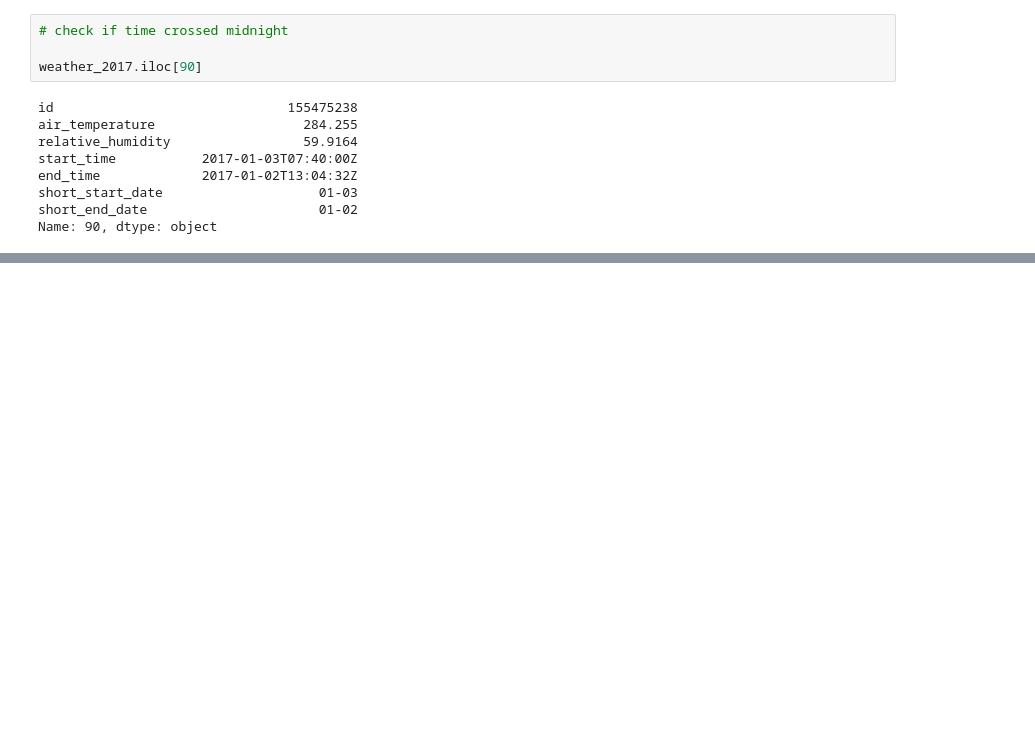
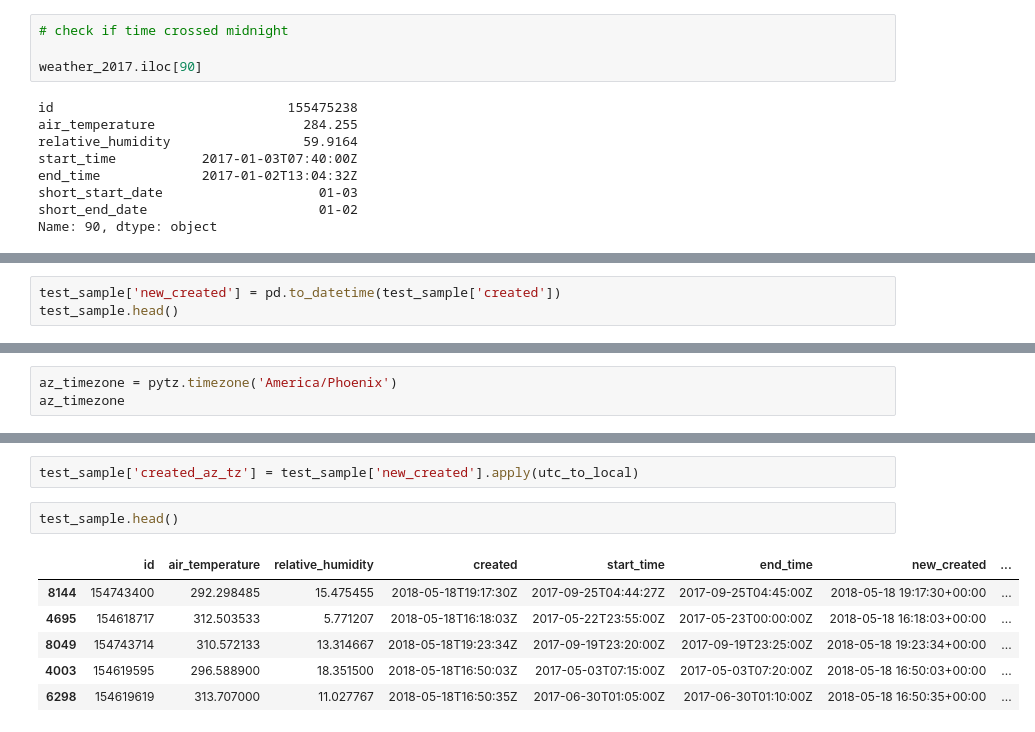
Before and after one commit to genophenoenvo/terraref-datasets, a Jupyter notebook: notebooks/season_4_weather.ipynb, the cells around one changed output, grey strips where cells are left out. Drawn from its saved outputs; the diff is of its cells as text; blank space fills up the shorter version.

```diff
--- a/notebooks/season_4_weather.ipynb
+++ b/notebooks/season_4_weather.ipynb
@@ -303,0 +343,3 @@ Name: 90, dtype: object
+# %%
+test_sample['new_created'] = pd.to_datetime(test_sample['created'])
+test_sample.head()
@@ -303,0 +388,3 @@ Name: 90, dtype: object
+# %%
+az_timezone = pytz.timezone('America/Phoenix')
+az_timezone
@@ -303,0 +417,11 @@ Name: 90, dtype: object
+# %%
+test_sample['created_az_tz'] = test_sample['new_created'].apply(utc_to_local)
+# %%
+test_sample.head()
+# %% [output]
+|  | id | air_temperature | relative_humidity | created | start_time | end_time | new_created | ... |
+| 8144 | 154743400 | 292.298485 | 15.475455 | 2018-05-18T19:17:30Z | 2017-09-25T04:44:27Z | 2017-09-25T04:45:00Z | 2018-05-18 19:17:30+00:00 | ... |
+| 4695 | 154618717 | 312.503533 | 5.771207 | 2018-05-18T16:18:03Z | 2017-05-22T23:55:00Z | 2017-05-23T00:00:00Z | 2018-05-18 16:18:03+00:00 | ... |
+| 8049 | 154743714 | 310.572133 | 13.314667 | 2018-05-18T19:23:34Z | 2017-09-19T23:20:00Z | 2017-09-19T23:25:00Z | 2018-05-18 19:23:34+00:00 | ... |
+| 4003 | 154619595 | 296.588900 | 18.351500 | 2018-05-18T16:50:03Z | 2017-05-03T07:15:00Z | 2017-05-03T07:20:00Z | 2018-05-18 16:50:03+00:00 | ... |
+| 6298 | 154619619 | 313.707000 | 11.027767 | 2018-05-18T16:50:35Z | 2017-06-30T01:05:00Z | 2017-06-30T01:10:00Z | 2018-05-18 16:50:35+00:00 | ... |
```
Also changed, not shown: parts of 29 cells of this notebook.
